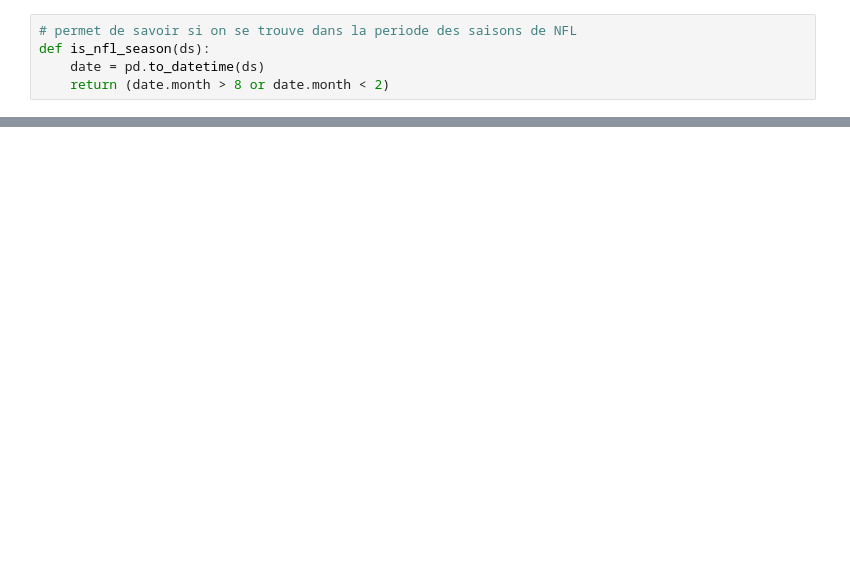
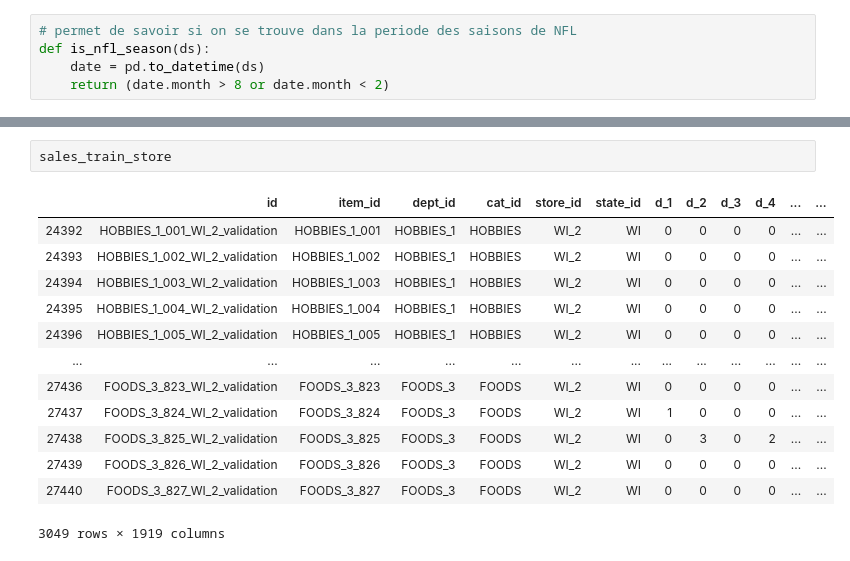
Before and after one commit to Sylvainj1/kaggle-walmart, a Jupyter notebook: model/prophet_tuned_one_store.ipynb, the cells around one changed output, grey strips where cells are left out. Saved outputs shown, nothing was run; the diff lists cells and outputs as text; blank space fills up the shorter version.

```diff
--- a/model/prophet_tuned_one_store.ipynb
+++ b/model/prophet_tuned_one_store.ipynb
@@ -37,0 +53,16 @@ def run_prophet(timeserie):
+# %%
+sales_train_store
+# %% [output]
+|  | id | item_id | dept_id | cat_id | store_id | state_id | d_1 | d_2 | d_3 | d_4 | ... | ... |
+| 24392 | HOBBIES_1_001_WI_2_validation | HOBBIES_1_001 | HOBBIES_1 | HOBBIES | WI_2 | WI | 0 | 0 | 0 | 0 | ... | ... |
+| 24393 | HOBBIES_1_002_WI_2_validation | HOBBIES_1_002 | HOBBIES_1 | HOBBIES | WI_2 | WI | 0 | 0 | 0 | 0 | ... | ... |
+| 24394 | HOBBIES_1_003_WI_2_validation | HOBBIES_1_003 | HOBBIES_1 | HOBBIES | WI_2 | WI | 0 | 0 | 0 | 0 | ... | ... |
+| 24395 | HOBBIES_1_004_WI_2_validation | HOBBIES_1_004 | HOBBIES_1 | HOBBIES | WI_2 | WI | 0 | 0 | 0 | 0 | ... | ... |
+| 24396 | HOBBIES_1_005_WI_2_validation | HOBBIES_1_005 | HOBBIES_1 | HOBBIES | WI_2 | WI | 0 | 0 | 0 | 0 | ... | ... |
+| ... | ... | ... | ... | ... | ... | ... | ... | ... | ... | ... | ... | ... |
+| 27436 | FOODS_3_823_WI_2_validation | FOODS_3_823 | FOODS_3 | FOODS | WI_2 | WI | 0 | 0 | 0 | 0 | ... | ... |
+| 27437 | FOODS_3_824_WI_2_validation | FOODS_3_824 | FOODS_3 | FOODS | WI_2 | WI | 1 | 0 | 0 | 0 | ... | ... |
+| 27438 | FOODS_3_825_WI_2_validation | FOODS_3_825 | FOODS_3 | FOODS | WI_2 | WI | 0 | 3 | 0 | 2 | ... | ... |
+| 27439 | FOODS_3_826_WI_2_validation | FOODS_3_826 | FOODS_3 | FOODS | WI_2 | WI | 0 | 0 | 0 | 0 | ... | ... |
+| 27440 | FOODS_3_827_WI_2_validation | FOODS_3_827 | FOODS_3 | FOODS | WI_2 | WI | 0 | 0 | 0 | 0 | ... | ... |
+3049 rows × 1919 columns
```
Also changed, not shown: parts of 13 cells of this notebook, 5 other files.
